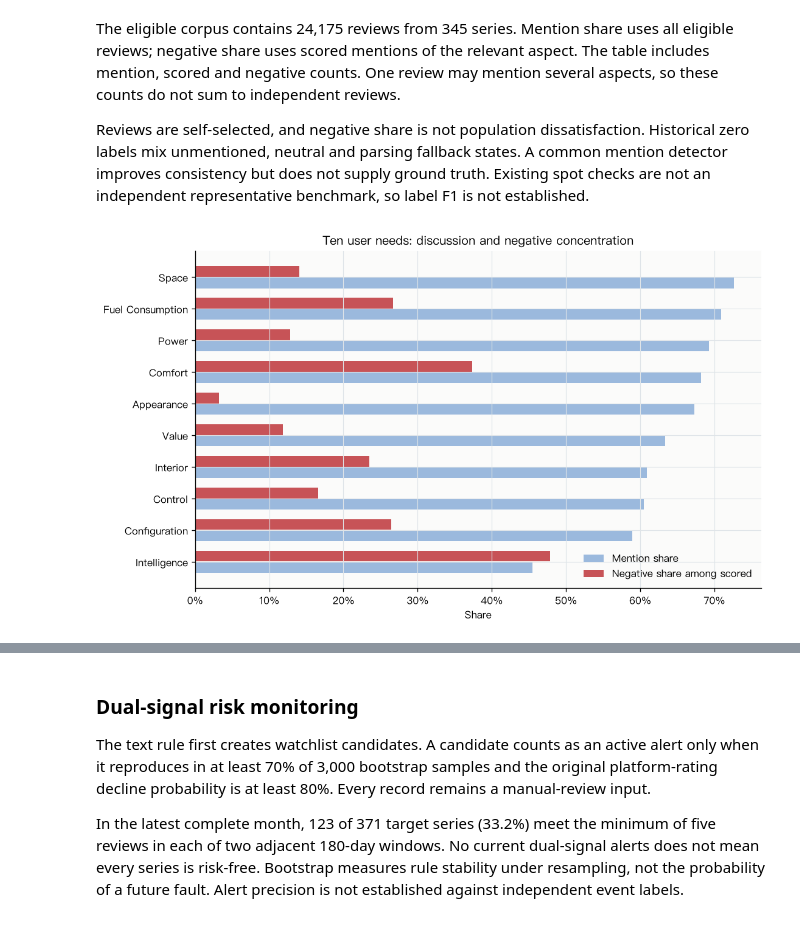
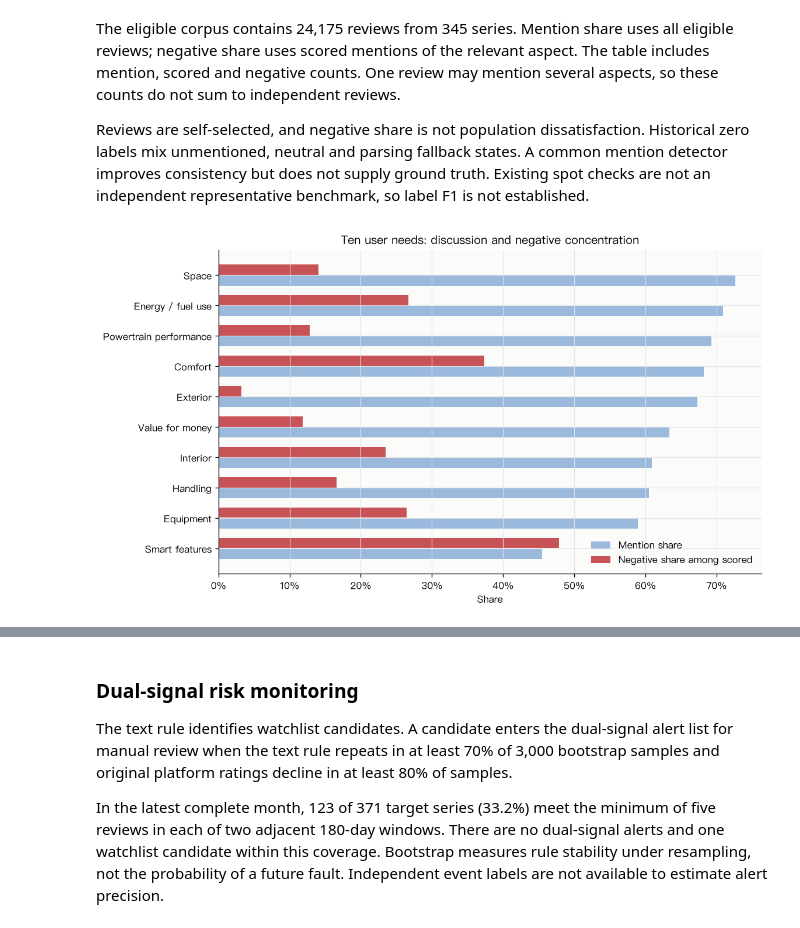
Before and after one commit to Yemyu/china-auto-market-analysis, a Jupyter notebook: notebook/China_Auto_Market_Analysis_EN.ipynb, the cells around one changed output, grey strips where cells are left out. Drawn from its saved outputs; the diff is of its cells as text; code cells hidden in the pictures.

Commit message:
Refine bilingual reports and remove outdated figures

```diff
--- a/notebook/China_Auto_Market_Analysis_EN.ipynb
+++ b/notebook/China_Auto_Market_Analysis_EN.ipynb
@@ -527,33 +637,34 @@ Reviews are self-selected, and negative share is not population dissatisfaction.
 # %%
 ordered = aspects.sort_values("mention_rate")
 fig, ax = plt.subplots(figsize=(10, 6))
 y = np.arange(len(ordered))
 ax.barh(y-.18, ordered.mention_rate, height=.34, color=COLORS["light"],
         label=("提及率" if ZH else "Mention share"))
 ax.barh(y+.18, ordered.negative_rate_among_scored, height=.34, color=COLORS["red"],
         label=("负面率（有效评分内）" if ZH else "Negative share among scored"))
-labels_y = ordered.aspect_zh if ZH else ordered.aspect.str.replace("_", " ").str.title()
+labels_y = ordered.aspect.map(ASPECT_NAMES)
 ax.set_yticks(y, labels_y)
 ax.xaxis.set_major_formatter(lambda x, pos: f"{x:.0%}")
 ax.set(title=("十类用户需求：讨论热度与负面集中度" if ZH else
               "Ten user needs: discussion and negative concentration"),
        xlabel=("比例" if ZH else "Share"), ylabel="")
 ax.legend(frameon=False, loc="lower right")
 plt.show()
 
 top = aspects.sort_values("negative_rate_among_scored", ascending=False).copy()
 if ZH:
     top = top[["aspect_zh", "mentioned_reviews", "scored_mentions", "negative_mentions",
                "mention_rate", "negative_rate_among_scored", "mean_polarity"]]
     top.columns = ["维度", "提及评论数", "有效评分数", "负面数", "提及率", "负面率", "平均倾向"]
     display(top.style.format({"提及率": "{:.1%}", "负面率": "{:.1%}", "平均倾向": "{:.3f}"}))
 else:
     top = top[["aspect", "mentioned_reviews", "scored_mentions", "negative_mentions",
                "mention_rate", "negative_rate_among_scored", "mean_polarity"]]
+    top["aspect"] = top["aspect"].map(ASPECT_NAMES)
     top.columns = ["Dimension", "Mention count", "Scored count", "Negative count",
                    "Mention share", "Negative share", "Mean polarity"]
     display(top.style.format({"Mention share": "{:.1%}", "Negative share": "{:.1%}",
                               "Mean polarity": "{:.3f}"}))
 # %% [output]
-[figure, old version]
+[figure, new version]
 |  | Dimension | Mention count | Scored count | Negative count | Mention share | Negative share | Mean polarity |
@@ -570,9 +681,9 @@ else:
 # %% [markdown]
 ### Dual-signal risk monitoring
 
-The text rule first creates watchlist candidates. A candidate counts as an active alert only when it reproduces in at least 70% of 3,000 bootstrap samples and the original platform-rating decline probability is at least 80%. Every record remains a manual-review input.
+The text rule identifies watchlist candidates. A candidate enters the dual-signal alert list for manual review when the text rule repeats in at least 70% of 3,000 bootstrap samples and original platform ratings decline in at least 80% of samples.
 
-In the latest complete month, 123 of 371 target series (33.2%) meet the minimum of five reviews in each of two adjacent 180-day windows. No current dual-signal alerts does not mean every series is risk-free. Bootstrap measures rule stability under resampling, not the probability of a future fault. Alert precision is not established against independent event labels.
+In the latest complete month, 123 of 371 target series (33.2%) meet the minimum of five reviews in each of two adjacent 180-day windows. There are no dual-signal alerts and one watchlist candidate within this coverage. Bootstrap measures rule stability under resampling, not the probability of a future fault. Independent event labels are not available to estimate alert precision.
 # %%
 latest = pd.Timestamp(monitor["latest_completed_monitoring_month"])
 current = alerts[pd.to_datetime(alerts.information_cutoff_inclusive).dt.normalize().eq(latest)].copy()
```
Also changed, not shown: parts of 30 cells of this notebook, 29 other files.
